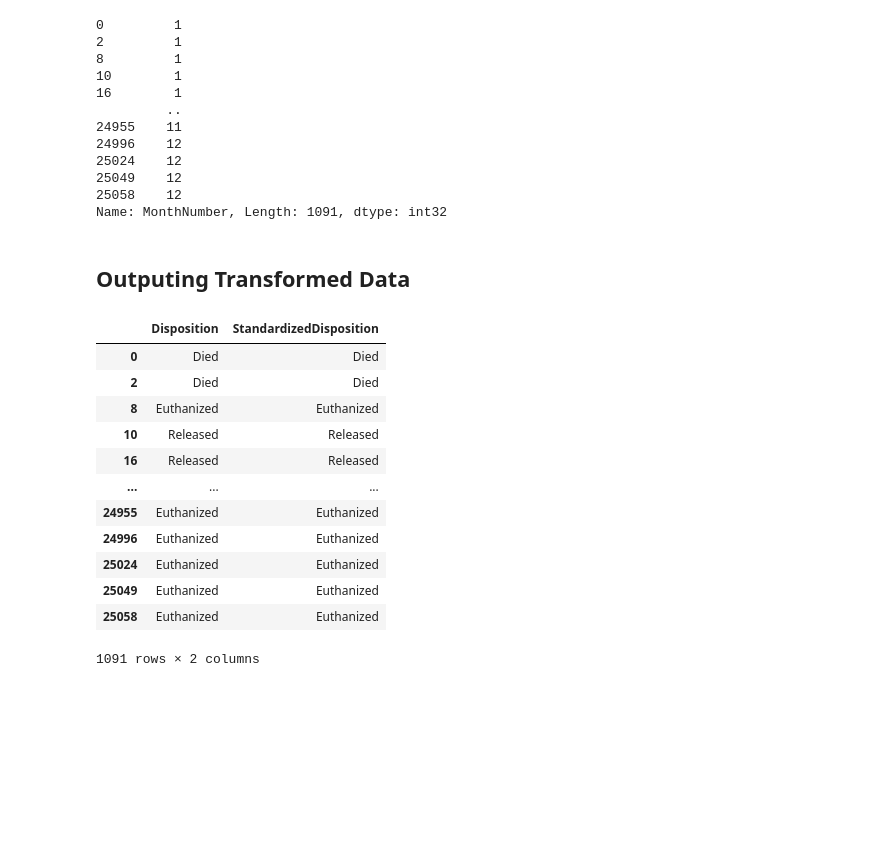
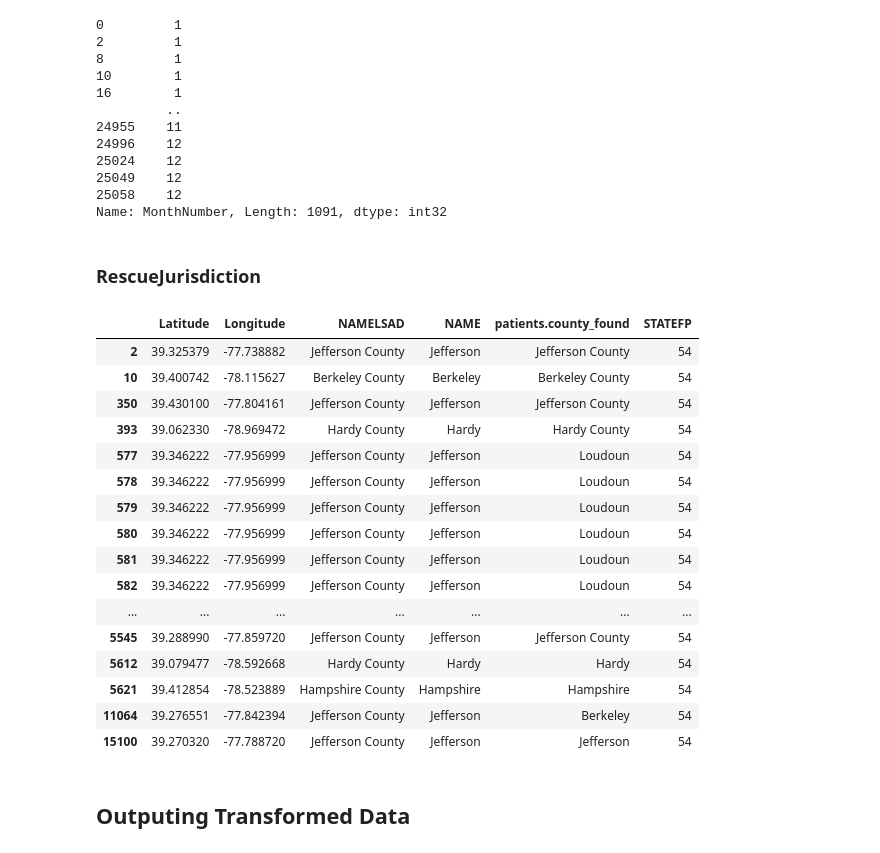
Before and after one commit to code-for-charlottesville/wildlife_collisions, a Jupyter notebook: pipeline_cleaning/WRMD Data/WRMD_data_pipeline.ipynb, the cells around one changed output. Cells and saved outputs as stored; diff of their text form; code cells hidden in the pictures; blank space fills up the shorter version.

Commit message:
unified rescue jurisdation

```diff
--- a/pipeline_cleaning/WRMD Data/WRMD_data_pipeline.ipynb
+++ b/pipeline_cleaning/WRMD Data/WRMD_data_pipeline.ipynb
@@ -76,6 +78,22 @@ NAME
 LSAD
 ALAND
 AWATER
+# %%
+# Drop the columns related to geocoding that we don't need anymore
+columns_to_drop = [
+'geometry',
+'index_right',
+'STATEFP',
+'STATENS',
+'AFFGEOID',
+'GEOID',
+'STUSPS',
+'NAME',
+'LSAD',
+'ALAND',
+'AWATER',
+]
+df = df.drop(columns=columns_to_drop)
 # %% [markdown]
 ## Column by Column Transformations
 # %% [markdown]
@@ -421,3 +442,18 @@ df["MonthNumber"]
 25049    12
 25058    12
 Name: MonthNumber, Length: 1091, dtype: int32
+# %% [markdown]
+### RescueJurisdiction
+# %%
+# Load a shapefile of all the us counties
+us_county_shapes = gpd.read_file('../tl_2025_us_county/tl_2025_us_county.shp')
+# Set coordinate system to a standard one
+us_county_shapes = us_county_shapes.to_crs("EPSG:4326")
+# %%
+# Create a list of Points (geometric object used by geopandas)
+geometry = [Point(xy) for xy in zip(df['Longitude'], df['Latitude'])]
+# Add geometries to our dataframe, this has a column that holds the new Points
+# Set coordinate system to a standard one
+df_geo = gpd.GeoDataFrame(df, geometry=geometry, crs="EPSG:4326")
+# Do a join that looks up which Polygon the Points fall into:
+df_with_jurisdiction = gpd.sjoin(df_geo, us_county_shapes, how="left", predicate="within")
@@ -423,0 +465,22 @@ Name: MonthNumber, Length: 1091, dtype: int32
+# %%
+# Inspect the rows that are not in virginia based on the columns
+df_with_jurisdiction[df_with_jurisdiction["STATEFP"] != "51"][["Latitude", "Longitude", "NAMELSAD", "NAME", "patients.county_found", "STATEFP"]]
+# Let these go since they are pretty close to the border
+# %% [output]
+|  | Latitude | Longitude | NAMELSAD | NAME | patients.county_found | STATEFP |
+| 2 | 39.325379 | -77.738882 | Jefferson County | Jefferson | Jefferson County | 54 |
+| 10 | 39.400742 | -78.115627 | Berkeley County | Berkeley | Berkeley County | 54 |
+| 350 | 39.430100 | -77.804161 | Jefferson County | Jefferson | Jefferson County | 54 |
+| 393 | 39.062330 | -78.969472 | Hardy County | Hardy | Hardy County | 54 |
+| 577 | 39.346222 | -77.956999 | Jefferson County | Jefferson | Loudoun | 54 |
+| 578 | 39.346222 | -77.956999 | Jefferson County | Jefferson | Loudoun | 54 |
+| 579 | 39.346222 | -77.956999 | Jefferson County | Jefferson | Loudoun | 54 |
+| 580 | 39.346222 | -77.956999 | Jefferson County | Jefferson | Loudoun | 54 |
+| 581 | 39.346222 | -77.956999 | Jefferson County | Jefferson | Loudoun | 54 |
+| 582 | 39.346222 | -77.956999 | Jefferson County | Jefferson | Loudoun | 54 |
+| ... | ... | ... | ... | ... | ... | ... |
+| 5545 | 39.288990 | -77.859720 | Jefferson County | Jefferson | Jefferson County | 54 |
+| 5612 | 39.079477 | -78.592668 | Hardy County | Hardy | Hardy | 54 |
+| 5621 | 39.412854 | -78.523889 | Hampshire County | Hampshire | Hampshire | 54 |
+| 11064 | 39.276551 | -77.842394 | Jefferson County | Jefferson | Berkeley | 54 |
+| 15100 | 39.270320 | -77.788720 | Jefferson County | Jefferson | Jefferson | 54 |
@@ -447,19 +514,3 @@ cols_to_keep = [
 # Output the dataframe into a csv file
 output_file = "./datasets/WRMD_2016_to_2024_geocoding_not_req_transformed.csv"
 df[cols_to_keep].to_csv(output_file, index=False)
-# %%
-df[['Disposition', 'StandardizedDisposition']]
-# %% [output]
-|  | Disposition | StandardizedDisposition |
-| 0 | Died | Died |
-| 2 | Died | Died |
-| 8 | Euthanized | Euthanized |
-| 10 | Released | Released |
-| 16 | Released | Released |
-| ... | ... | ... |
-| 24955 | Euthanized | Euthanized |
-| 24996 | Euthanized | Euthanized |
-| 25024 | Euthanized | Euthanized |
-| 25049 | Euthanized | Euthanized |
-| 25058 | Euthanized | Euthanized |
-1091 rows × 2 columns
```
Also changed, not shown: parts of 5 cells of this notebook, 7 other files.
